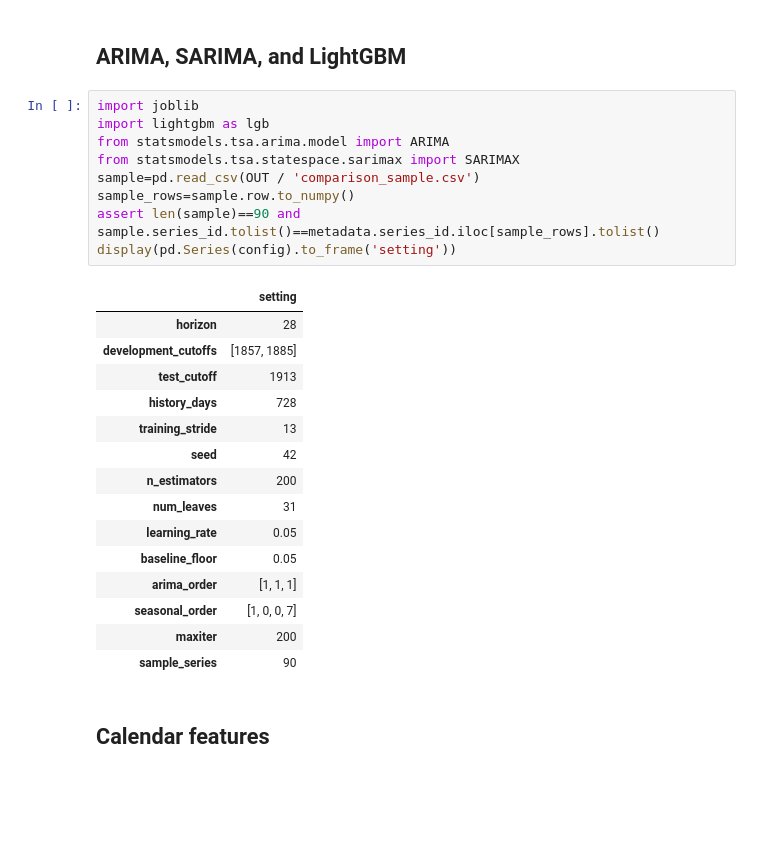
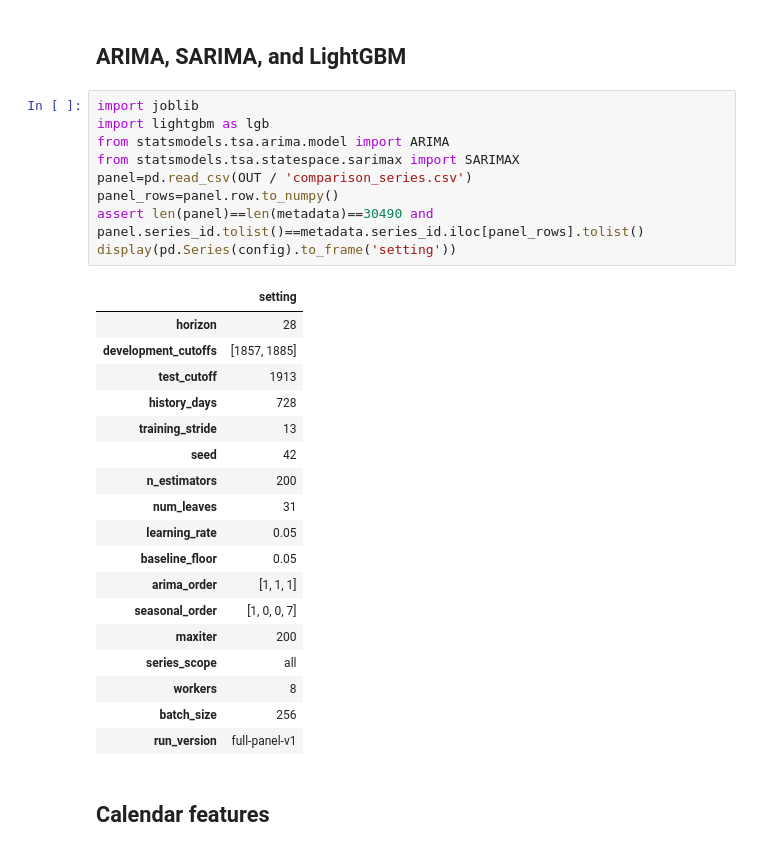
Before and after one commit to rebel47/Machine-Learning-Project, a Jupyter notebook: Project 1/notebooks/modeling/03_model_comparison.ipynb, the cells around one changed output. Drawn from its saved outputs; the diff is of its cells as text; blank space fills up the shorter version.

```diff
--- a/Project 1/notebooks/modeling/03_model_comparison.ipynb
+++ b/Project 1/notebooks/modeling/03_model_comparison.ipynb
@@ -41,28 +41,31 @@ data = SimpleNamespace(root=ROOT)
 # %%
 import joblib
 import lightgbm as lgb
 from statsmodels.tsa.arima.model import ARIMA
 from statsmodels.tsa.statespace.sarimax import SARIMAX
-sample=pd.read_csv(OUT / 'comparison_sample.csv')
-sample_rows=sample.row.to_numpy()
-assert len(sample)==90 and sample.series_id.tolist()==metadata.series_id.iloc[sample_rows].tolist()
+panel=pd.read_csv(OUT / 'comparison_series.csv')
+panel_rows=panel.row.to_numpy()
+assert len(panel)==len(metadata)==30490 and panel.series_id.tolist()==metadata.series_id.iloc[panel_rows].tolist()
 display(pd.Series(config).to_frame('setting'))
 # %% [output]
 |  | setting |
 | horizon | 28 |
 | development_cutoffs | [1857, 1885] |
 | test_cutoff | 1913 |
 | history_days | 728 |
 | training_stride | 13 |
 | seed | 42 |
 | n_estimators | 200 |
 | num_leaves | 31 |
 | learning_rate | 0.05 |
 | baseline_floor | 0.05 |
 | arima_order | [1, 1, 1] |
 | seasonal_order | [1, 0, 0, 7] |
 | maxiter | 200 |
-| sample_series | 90 |
+| series_scope | all |
+| workers | 8 |
+| batch_size | 256 |
+| run_version | full-panel-v1 |
 # %% [markdown]
 ## Calendar features
 # %%
```
Also changed, not shown: parts of 35 cells of this notebook, 13 other files.
